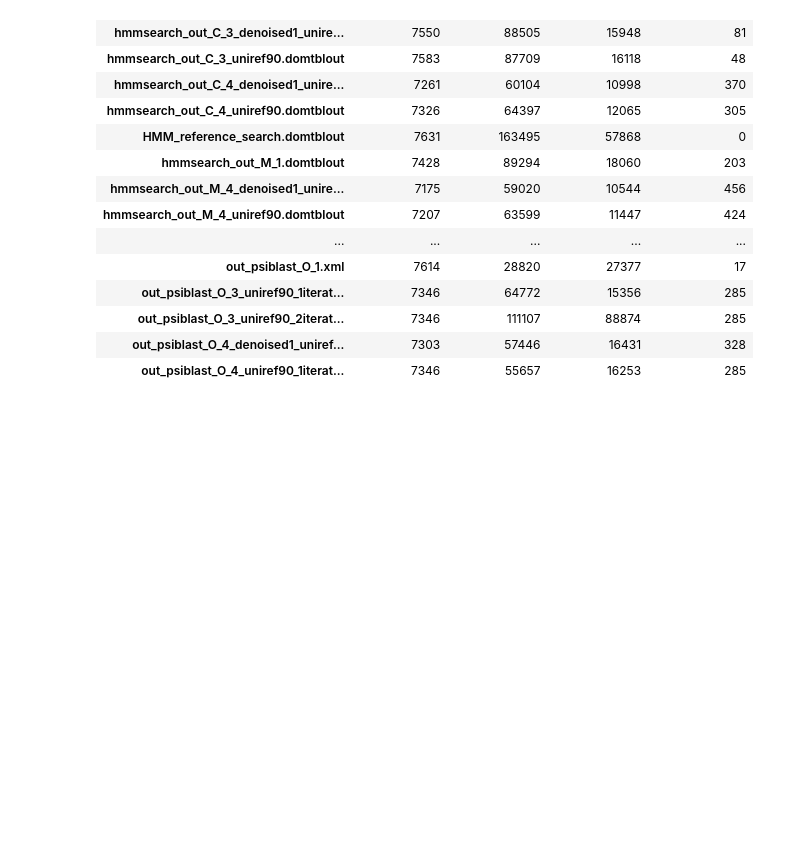
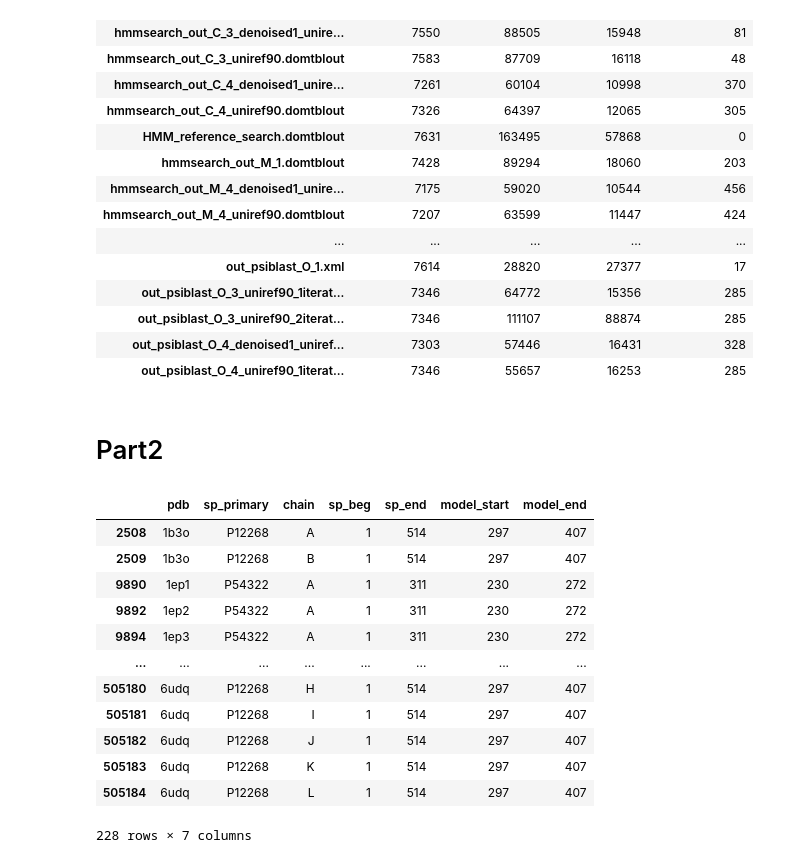
Before and after one commit to AlessandroManente/BD_Project_DS, a Jupyter notebook: Team_1_Project.ipynb, the cells around one changed output. Saved outputs shown, nothing was run; the diff lists cells and outputs as text; code cells hidden in the pictures; blank space fills up the shorter version.

Commit message:
Add family_structures wip

```diff
--- a/Team_1_Project.ipynb
+++ b/Team_1_Project.ipynb
@@ -101,3 +101,30 @@ conf_df
 | out_psiblast_O_3_uniref90_2iterat... | 7346 | 111107 | 88874 | 285 |
 | out_psiblast_O_4_denoised1_uniref... | 7303 | 57446 | 16431 | 328 |
 | out_psiblast_O_4_uniref90_1iterat... | 7346 | 55657 | 16253 | 285 |
+# %% [markdown]
+# Part2
+# %%
+from bd_addons.family_structures import *
+
+# original dataset
+PATH_MODEL_PROTS = '.\data_team_1\PSSMs\PSSM_C\parsed\out_psiblast_C_4_uniref90_1iterations.csv'
+
+# map from pdb chains to uniprot entries
+# use your path where you saved the file for now
+SIFTS_PATH = '..\midterm exams\midterm2\data\pdb_chain_uniprot.tsv'
+# %%
+generate_pdb_dfs(SIFTS_PATH, PATH_MODEL_PROTS)
+# %% [output]
+|  | pdb | sp_primary | chain | sp_beg | sp_end | model_start | model_end |
+| 2508 | 1b3o | P12268 | A | 1 | 514 | 297 | 407 |
+| 2509 | 1b3o | P12268 | B | 1 | 514 | 297 | 407 |
+| 9890 | 1ep1 | P54322 | A | 1 | 311 | 230 | 272 |
+| 9892 | 1ep2 | P54322 | A | 1 | 311 | 230 | 272 |
+| 9894 | 1ep3 | P54322 | A | 1 | 311 | 230 | 272 |
+| ... | ... | ... | ... | ... | ... | ... | ... |
+| 505180 | 6udq | P12268 | H | 1 | 514 | 297 | 407 |
+| 505181 | 6udq | P12268 | I | 1 | 514 | 297 | 407 |
+| 505182 | 6udq | P12268 | J | 1 | 514 | 297 | 407 |
+| 505183 | 6udq | P12268 | K | 1 | 514 | 297 | 407 |
+| 505184 | 6udq | P12268 | L | 1 | 514 | 297 | 407 |
+228 rows × 7 columns
```
Also changed, not shown: 1 other file.
